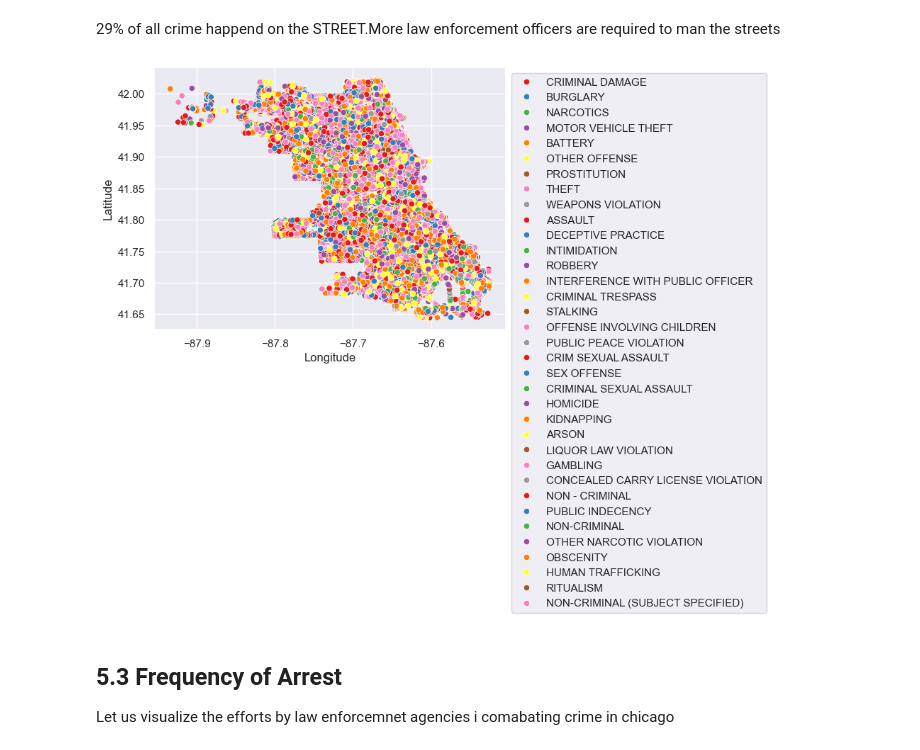
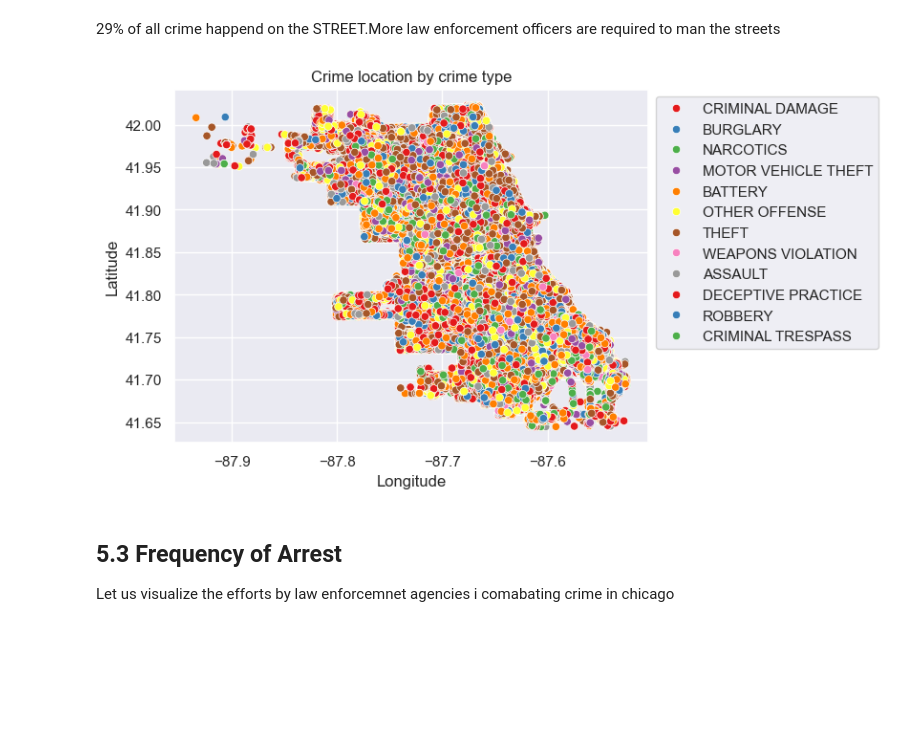
Before and after one commit to SaliuA/Chicago_Crime_EDA, a Jupyter notebook: Chicago_crime_eda.ipynb, the cells around one changed output. Cells and saved outputs as stored; diff of their text form; code cells hidden in the pictures; blank space fills up the shorter version.

```diff
--- a/Chicago_crime_eda.ipynb
+++ b/Chicago_crime_eda.ipynb
@@ -628,14 +628,15 @@ printmd(f"{round(crime_locations["count"].iloc[0]*100/sum(crime_locations["count
 # %%
 #vizualizing the location of crime type
 location_list=crime_locations.head(10)["Location Description"].unique().tolist()
-crime_subset=df_crime[df_crime["Location Description"].isin(location_list)]
+crime_subset=df_crime[(df_crime["Location Description"].isin(location_list))&(df_crime["Primary Type"].isin(crime_top))]
 # Plot the scatterplot of latitude and logitude with a hue of Location description
 ax = sns.scatterplot(data=crime_subset, y="Latitude", x="Longitude", hue="Primary Type", palette="Set1")
 # Move the legend to the side
 ax.legend(loc='upper left', bbox_to_anchor=(1, 1))
+plt.title('Crime location by crime type')
 plt.show()
 # %% [output]
-[figure, old version]
+[figure, new version]
 # %% [markdown]
 <a id='5.3'></a>
 
```
Also changed, not shown: parts of 1 cell of this notebook.
